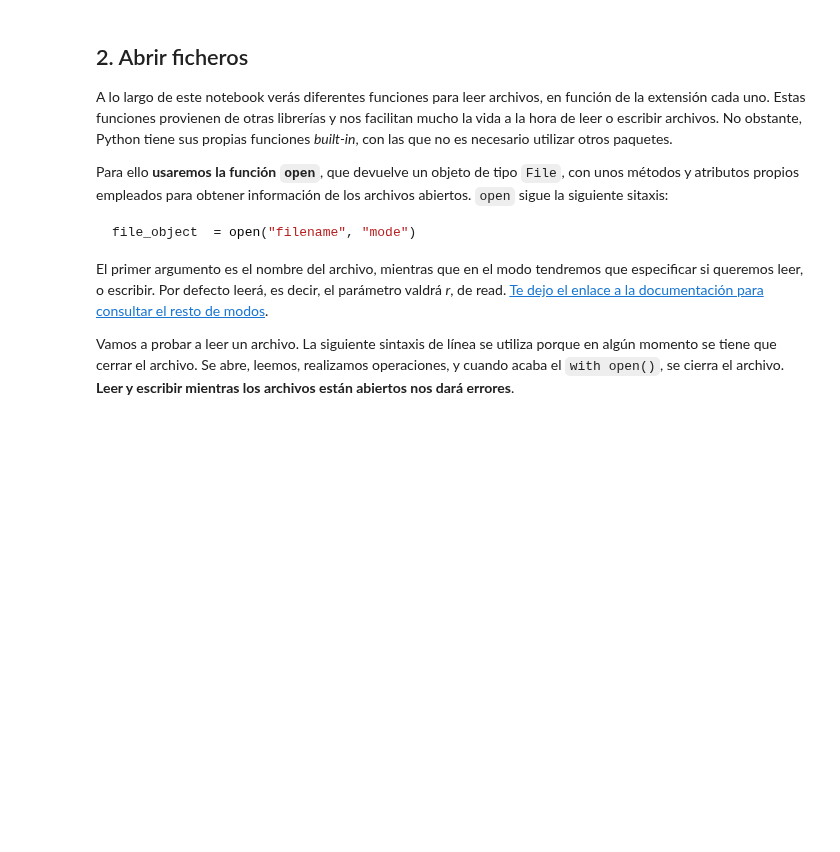
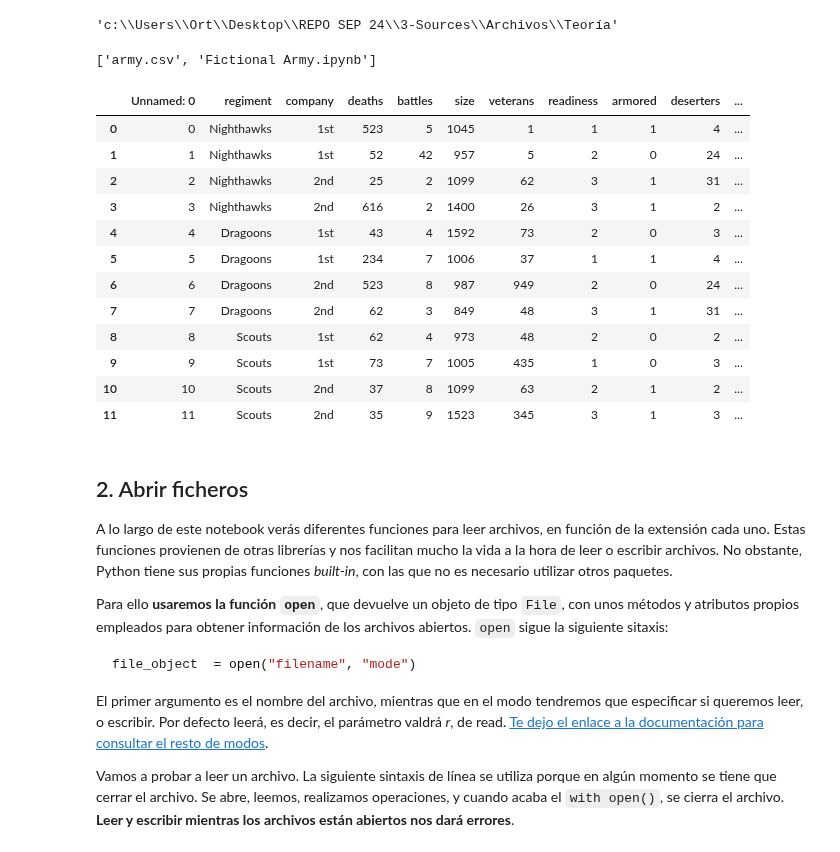
Before and after one commit to JLGOrtega/repo-clase-dsvlcsep24, a Jupyter notebook: 3-Sources/Archivos/Teoría/0-Lectura Escritura.ipynb, the cells around one changed output. Saved outputs shown, nothing was run; the diff lists cells and outputs as text; code cells hidden in the pictures; blank space fills up the shorter version.

Commit message:
ejercicios pandas 4

```diff
--- a/3-Sources/Archivos/Teoría/0-Lectura Escritura.ipynb
+++ b/3-Sources/Archivos/Teoría/0-Lectura Escritura.ipynb
@@ -45,3 +48,29 @@ Siempre podemos poner la ruta absoluta (`C/Users/usuario/Archivos/Bootcamp/Pytho
+# %%
+os.getcwd()
+# %% [output]
+'c:\\Users\\Ort\\Desktop\\REPO SEP 24\\3-Sources\\Archivos\\Teoría'
+# %%
+os.listdir("../../../2-Data_Analysis/2-Pandas/Práctica/4-Fictional_Army")
+# %% [output]
+['army.csv', 'Fictional Army.ipynb']
+# %%
+import pandas as pd
+ruta = "../../../2-Data_Analysis/2-Pandas/Práctica/4-Fictional_Army/army.csv"
+pd.read_csv(ruta)
+# %% [output]
+|  | Unnamed: 0 | regiment | company | deaths | battles | size | veterans | readiness | armored | deserters | ... |
+| 0 | 0 | Nighthawks | 1st | 523 | 5 | 1045 | 1 | 1 | 1 | 4 | ... |
+| 1 | 1 | Nighthawks | 1st | 52 | 42 | 957 | 5 | 2 | 0 | 24 | ... |
+| 2 | 2 | Nighthawks | 2nd | 25 | 2 | 1099 | 62 | 3 | 1 | 31 | ... |
+| 3 | 3 | Nighthawks | 2nd | 616 | 2 | 1400 | 26 | 3 | 1 | 2 | ... |
+| 4 | 4 | Dragoons | 1st | 43 | 4 | 1592 | 73 | 2 | 0 | 3 | ... |
+| 5 | 5 | Dragoons | 1st | 234 | 7 | 1006 | 37 | 1 | 1 | 4 | ... |
+| 6 | 6 | Dragoons | 2nd | 523 | 8 | 987 | 949 | 2 | 0 | 24 | ... |
+| 7 | 7 | Dragoons | 2nd | 62 | 3 | 849 | 48 | 3 | 1 | 31 | ... |
+| 8 | 8 | Scouts | 1st | 62 | 4 | 973 | 48 | 2 | 0 | 2 | ... |
+| 9 | 9 | Scouts | 1st | 73 | 7 | 1005 | 435 | 1 | 0 | 3 | ... |
+| 10 | 10 | Scouts | 2nd | 37 | 8 | 1099 | 63 | 2 | 1 | 2 | ... |
+| 11 | 11 | Scouts | 2nd | 35 | 9 | 1523 | 345 | 3 | 1 | 3 | ... |
 # %% [markdown]
 ## 2. Abrir ficheros
 A lo largo de este notebook verás diferentes funciones para leer archivos, en función de la extensión cada uno. Estas funciones provienen de otras librerías y nos facilitan mucho la vida a la hora de leer o escribir archivos. No obstante, Python tiene sus propias funciones *built-in*, con las que no es necesario utilizar otros paquetes.
```
Also changed, not shown: parts of 26 cells of this notebook, 6 other files.
